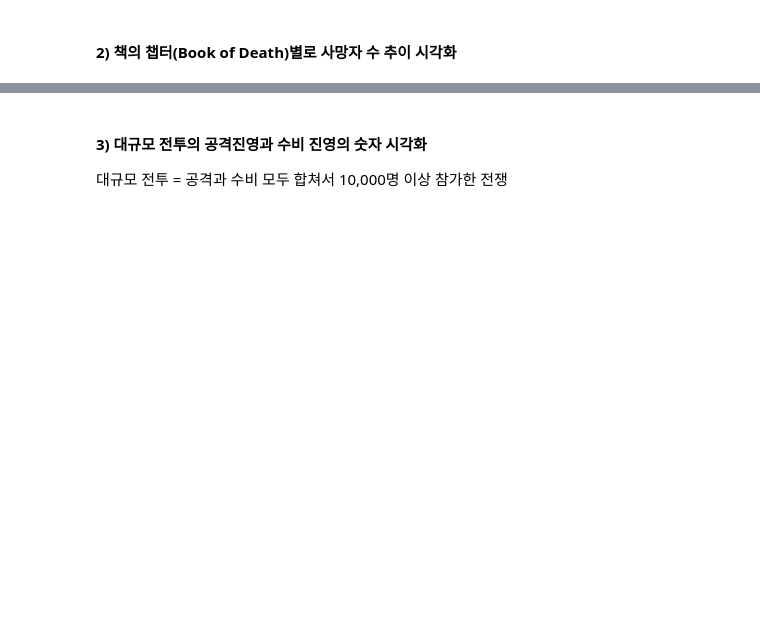
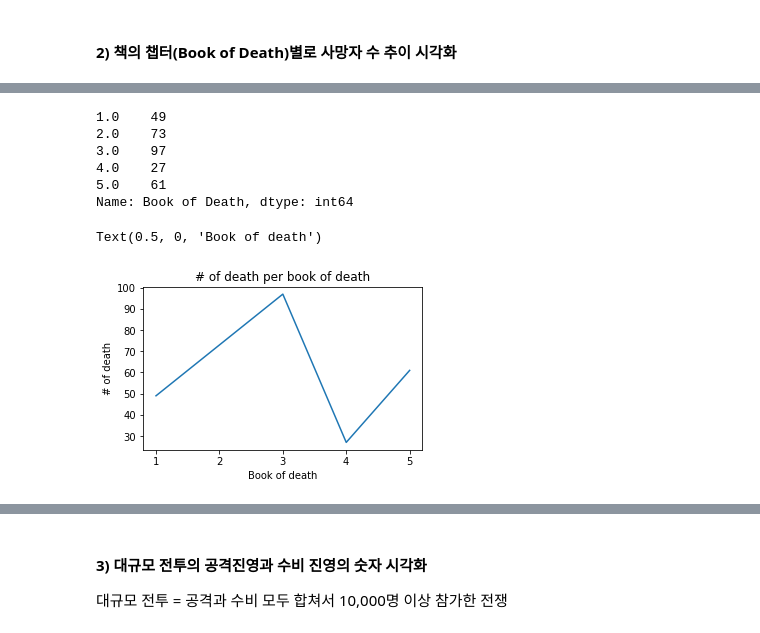
Before and after one commit to dy5299/bigdata, a Jupyter notebook: 03 Pandas/Day12-13 실습 3. 데이터 시각화(matplotlib)와 왕좌의 게임 데이터 분석.ipynb, the cells around one changed output, grey strips where cells are left out. Drawn from its saved outputs; the diff is of its cells as text; code cells hidden in the pictures; blank space fills up the shorter version.

```diff
--- a/03 Pandas/Day12 실습 3. 데이터 시각화(matplotlib)와 왕좌의 게임 데이터 분석.ipynb
+++ b/03 Pandas/Day12-13 실습 3. 데이터 시각화(matplotlib)와 왕좌의 게임 데이터 분석.ipynb
@@ -347,0 +400,22 @@ death = pd.read_csv('data/data-society-game-of-thrones/character-deaths.csv')
+# %%
+bookOfDeath = death['Book of Death'].value_counts().sort_index()
+# NaN은 제외된 채로 value_counts
+bookOfDeath
+# %% [output]
+1.0    49
+2.0    73
+3.0    97
+4.0    27
+5.0    61
+Name: Book of Death, dtype: int64
+# %%
+ax = bookOfDeath.plot(title = "# of death per book of death",
+#                 xticks=[1,2,3,4,5],
+                 xticks = bookOfDeath.index,
+                figsize = (5,3))
+
+ax.set_ylabel("# of death")
+ax.set_xlabel("Book of death")
+# %% [output]
+Text(0.5, 0, 'Book of death')
+[figure, added]
```
Also changed, not shown: parts of 48 cells of this notebook, 1 other file.
